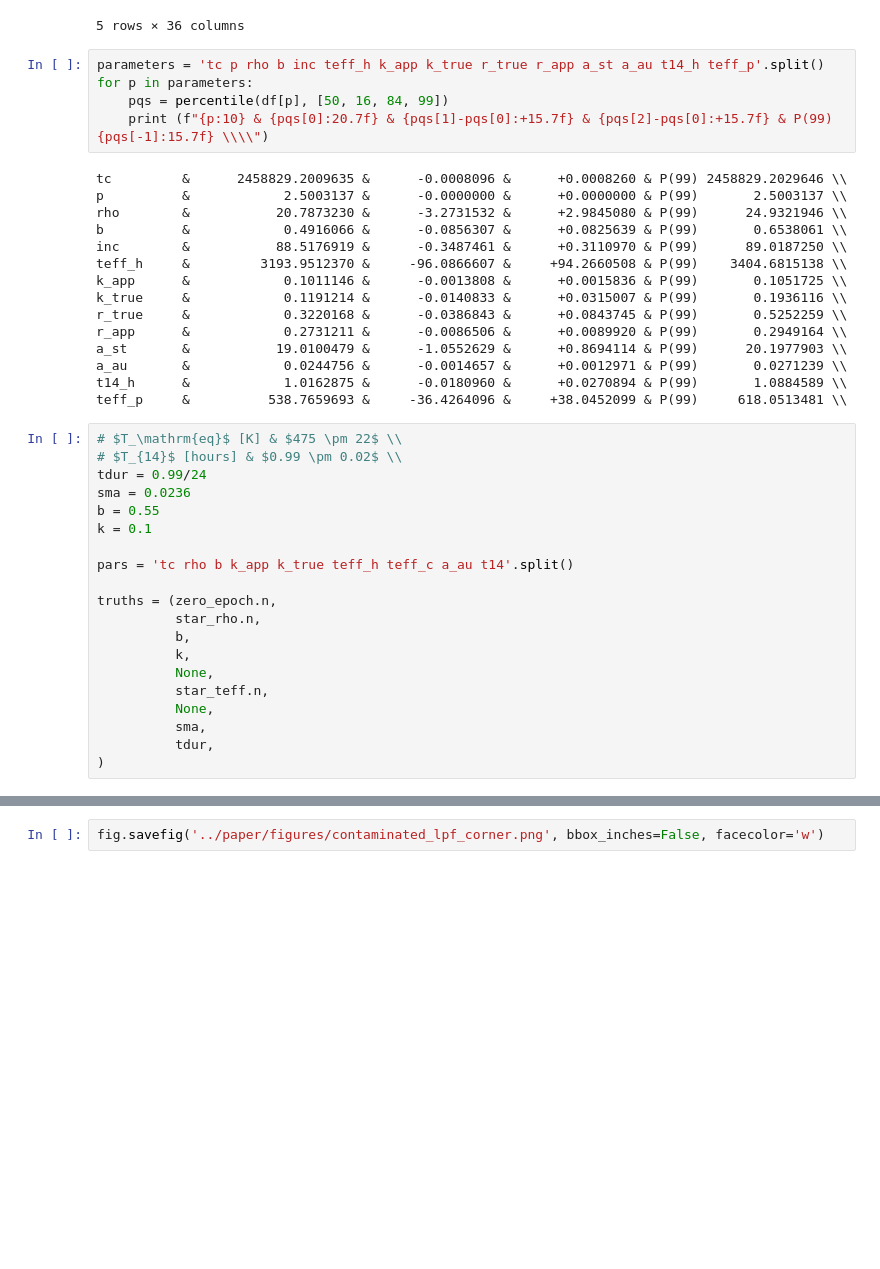
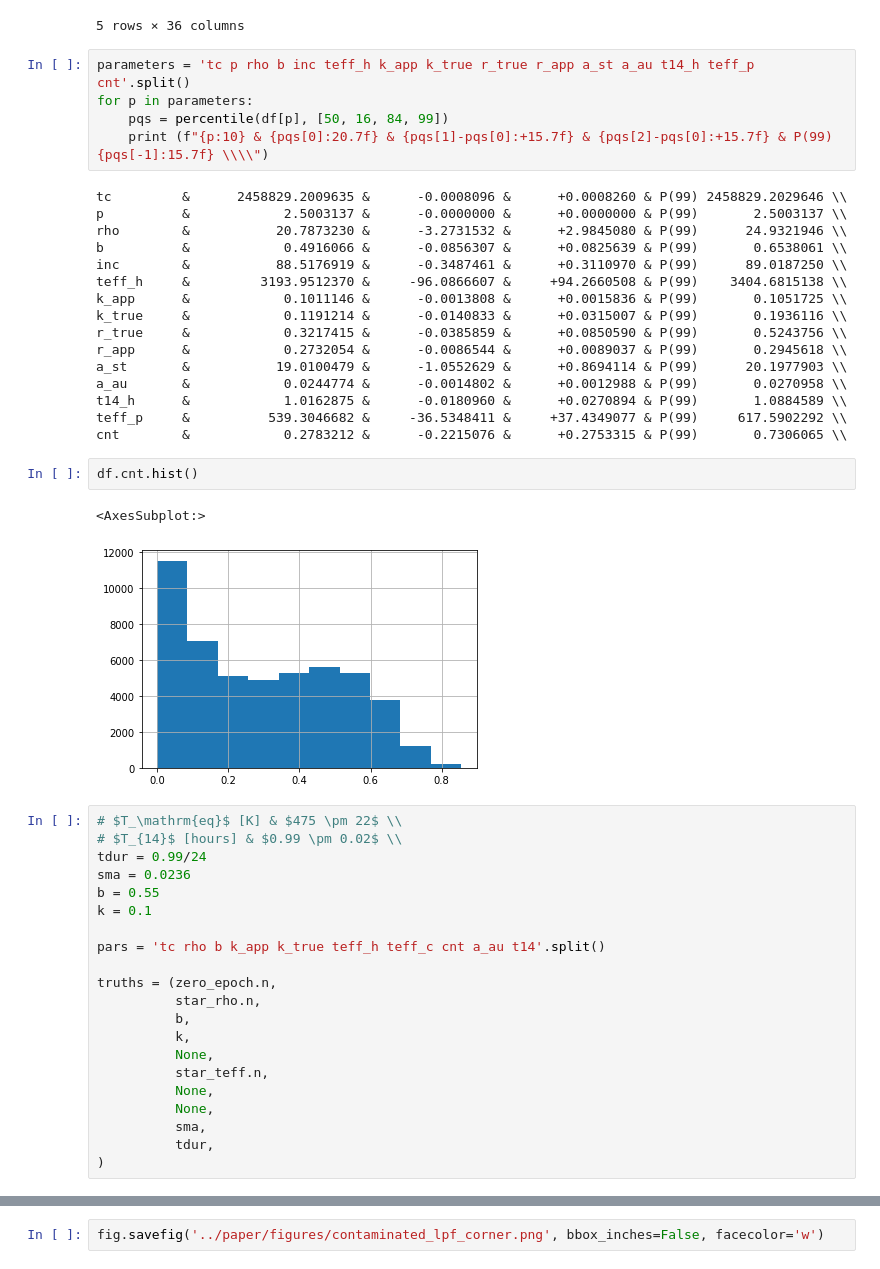
Before and after one commit to jpdeleon/toi1696, a Jupyter notebook: notebooks/contamination.ipynb, the cells around one changed output, grey strips where cells are left out. Saved outputs shown, nothing was run; the diff lists cells and outputs as text; blank space fills up the shorter version.

```diff
--- a/notebooks/contamination.ipynb
+++ b/notebooks/contamination.ipynb
@@ -354,7 +354,7 @@ df.head()
 | 4 | 2.458829e+06 | 2.500314 | 21.710471 | 0.459463 | 0.009992 | 0.011116 | 3104.696411 | 3026.927673 | 0.695850 | 0.362143 | ... | ... |
 5 rows × 36 columns
 # %%
-parameters = 'tc p rho b inc teff_h k_app k_true r_true r_app a_st a_au t14_h teff_p'.split()
+parameters = 'tc p rho b inc teff_h k_app k_true r_true r_app a_st a_au t14_h teff_p cnt'.split()
 for p in parameters:
     pqs = percentile(df[p], [50, 16, 84, 99])
     print (f"{p:10} & {pqs[0]:20.7f} & {pqs[1]-pqs[0]:+15.7f} & {pqs[2]-pqs[0]:+15.7f} & P(99) {pqs[-1]:15.7f} \\\\")
@@ -367,12 +367,18 @@ inc        &           88.5176919 &      -0.3487461 &      +0.3110970 & P(99)
 teff_h     &         3193.9512370 &     -96.0866607 &     +94.2660508 & P(99)    3404.6815138 \\
 k_app      &            0.1011146 &      -0.0013808 &      +0.0015836 & P(99)       0.1051725 \\
 k_true     &            0.1191214 &      -0.0140833 &      +0.0315007 & P(99)       0.1936116 \\
-r_true     &            0.3220168 &      -0.0386843 &      +0.0843745 & P(99)       0.5252259 \\
-r_app      &            0.2731211 &      -0.0086506 &      +0.0089920 & P(99)       0.2949164 \\
+r_true     &            0.3217415 &      -0.0385859 &      +0.0850590 & P(99)       0.5243756 \\
+r_app      &            0.2732054 &      -0.0086544 &      +0.0089037 & P(99)       0.2945618 \\
 a_st       &           19.0100479 &      -1.0552629 &      +0.8694114 & P(99)      20.1977903 \\
-a_au       &            0.0244756 &      -0.0014657 &      +0.0012971 & P(99)       0.0271239 \\
+a_au       &            0.0244774 &      -0.0014802 &      +0.0012988 & P(99)       0.0270958 \\
 t14_h      &            1.0162875 &      -0.0180960 &      +0.0270894 & P(99)       1.0884589 \\
-teff_p     &          538.7659693 &     -36.4264096 &     +38.0452099 & P(99)     618.0513481 \\
+teff_p     &          539.3046682 &     -36.5348411 &     +37.4349077 & P(99)     617.5902292 \\
+cnt        &            0.2783212 &      -0.2215076 &      +0.2753315 & P(99)       0.7306065 \\
+# %%
+df.cnt.hist()
+# %% [output]
+<AxesSubplot:>
+[figure, added]
 # %%
 # $T_\mathrm{eq}$ [K] & $475 \pm 22$ \\
 # $T_{14}$ [hours] & $0.99 \pm 0.02$ \\
@@ -381,7 +387,7 @@ sma = 0.0236
 b = 0.55
 k = 0.1
 
-pars = 'tc rho b k_app k_true teff_h teff_c a_au t14'.split()
+pars = 'tc rho b k_app k_true teff_h teff_c cnt a_au t14'.split()
 
 truths = (zero_epoch.n,
           star_rho.n,
@@ -390,6 +396,7 @@ truths = (zero_epoch.n,
           None,
           star_teff.n,
           None,
+          None,
           sma,
           tdur,
 )
```
Also changed, not shown: parts of 5 cells of this notebook, 2 other files.
